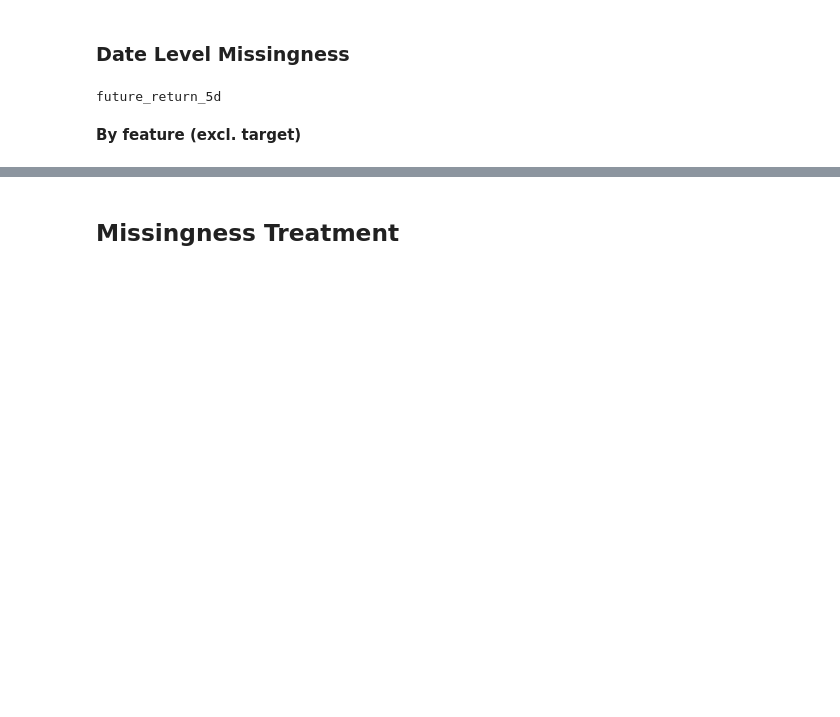
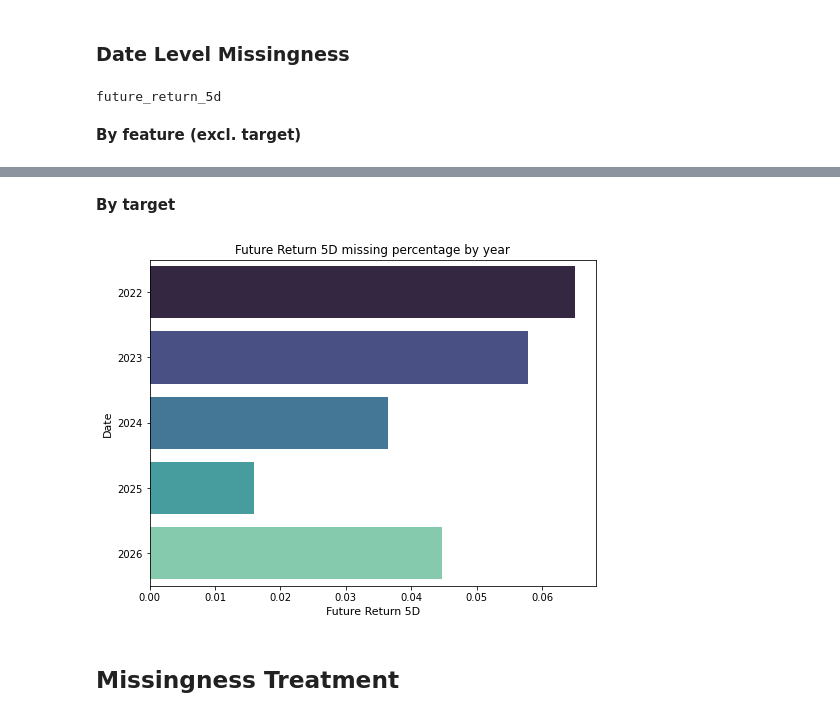
Before and after one commit to hungryfire267/systematic-equities-research, a Jupyter notebook: notebooks/missing_data.ipynb, the cells around one changed output, grey strips where cells are left out. Saved outputs shown, nothing was run; the diff lists cells and outputs as text; code cells hidden in the pictures; blank space fills up the shorter version.

```diff
--- a/notebooks/missing_data.ipynb
+++ b/notebooks/missing_data.ipynb
@@ -194,2 +219,21 @@ dtype: int64
+# %% [markdown]
+**By target**
+# %%
+missing_by_year = (
+    feature_matrix_df
+    .groupby(feature_matrix_df["Date"].dt.year)[target_feature]
+    .apply(lambda x: x.isna().mean())
+).reset_index()
+
+plt.figure(figsize=(8, 6))
+sns.barplot(
+    data=missing_by_year, x=target_feature, y="Date", orient="h", palette="mako"
+)
+plt.xlabel("Future Return 5D", fontsize=11)
+plt.ylabel("Date", fontsize=11)
+plt.title("Future Return 5D missing percentage by year")
+plt.show()
+# %% [output]
+[figure, added]
 # %% [markdown]
 ## Missingness Treatment
```
Also changed, not shown: parts of 21 cells of this notebook, 1 other file.
